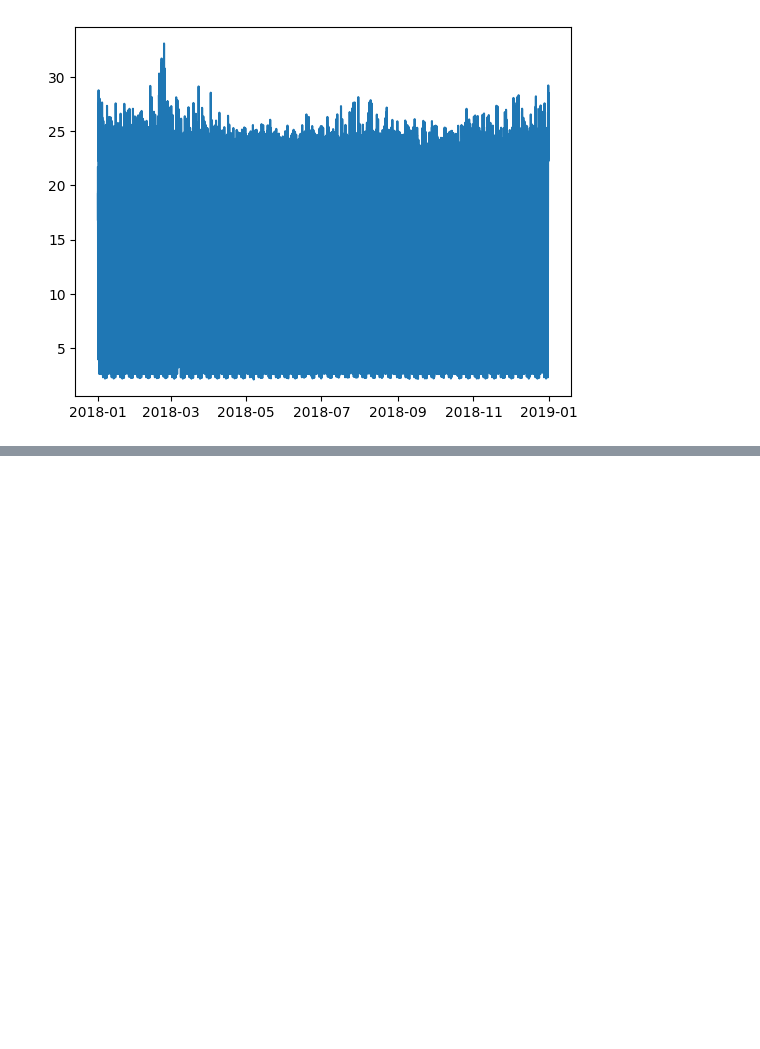
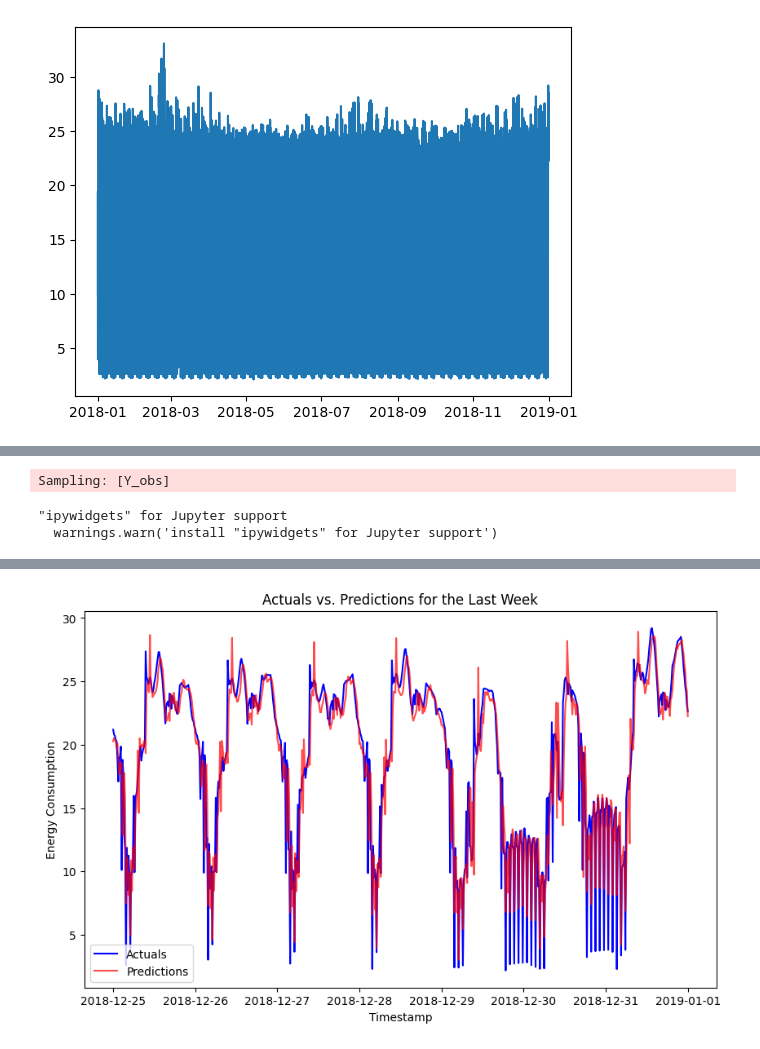
Before and after one commit to alexanderkell/Probabilistic-Forecasting, a Jupyter notebook: notebooks/1.0-ajmk-initial-exploration.ipynb, the cells around one changed output, grey strips where cells are left out. Saved outputs shown, nothing was run; the diff lists cells and outputs as text; code cells hidden in the pictures; blank space fills up the shorter version.

```diff
--- a/notebooks/1.0-ajmk-initial-exploration.ipynb
+++ b/notebooks/1.0-ajmk-initial-exploration.ipynb
@@ -127,0 +182,34 @@ array([<Axes: title={'center': 'alpha'}>,
+# %%
+last_week_df = filtered_df[filtered_df['timestamp'] >= filtered_df['timestamp'].max() - pd.Timedelta(days=7)]
+
+import arviz as az
+
+# Generate posterior predictive samples for the filtered last week data
+with model:
+    posterior_pred_last_week = pm.sample_posterior_predictive(trace, var_names=['Y_obs'])
+
+# Extract predictive means
+predictions_last_week = az.summary(posterior_pred_last_week.posterior_predictive, kind="stats")["mean"].values
+predictions_last_week = predictions_last_week[-673:]
+
+# Extract actual values for the last week
+actuals_last_week = last_week_df[target].values
+
+
+# Ensure the timestamps and predictions lengths match
+if len(predictions_last_week) != len(actuals_last_week):
+    raise ValueError("Mismatch in the length of actuals and predictions.")
+
+# Plot actuals vs. predictions for the last week
+plt.figure(figsize=(10, 6))
+plt.plot(last_week_df['timestamp'], actuals_last_week, label='Actuals', color='blue')
+plt.plot(last_week_df['timestamp'], predictions_last_week, label='Predictions', color='red', alpha=0.7)
+plt.xlabel('Timestamp')
+plt.ylabel('Energy Consumption')
+plt.title('Actuals vs. Predictions for the Last Week')
+plt.legend()
+plt.show()
+# %% [output]
+Sampling: [Y_obs]
+"ipywidgets" for Jupyter support
+  warnings.warn('install "ipywidgets" for Jupyter support')
@@ -127,0 +218 @@ array([<Axes: title={'center': 'alpha'}>,
+[figure, added]
```
Also changed, not shown: parts of 8 cells of this notebook.
